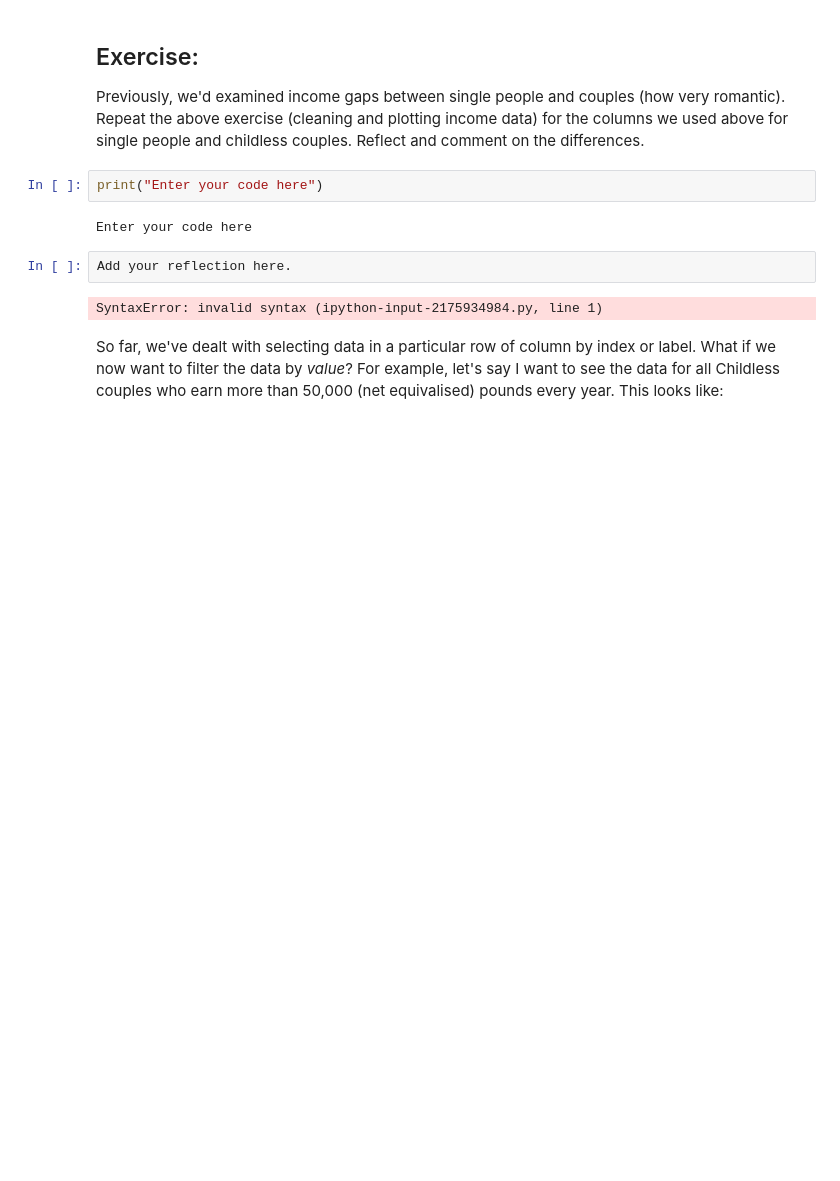
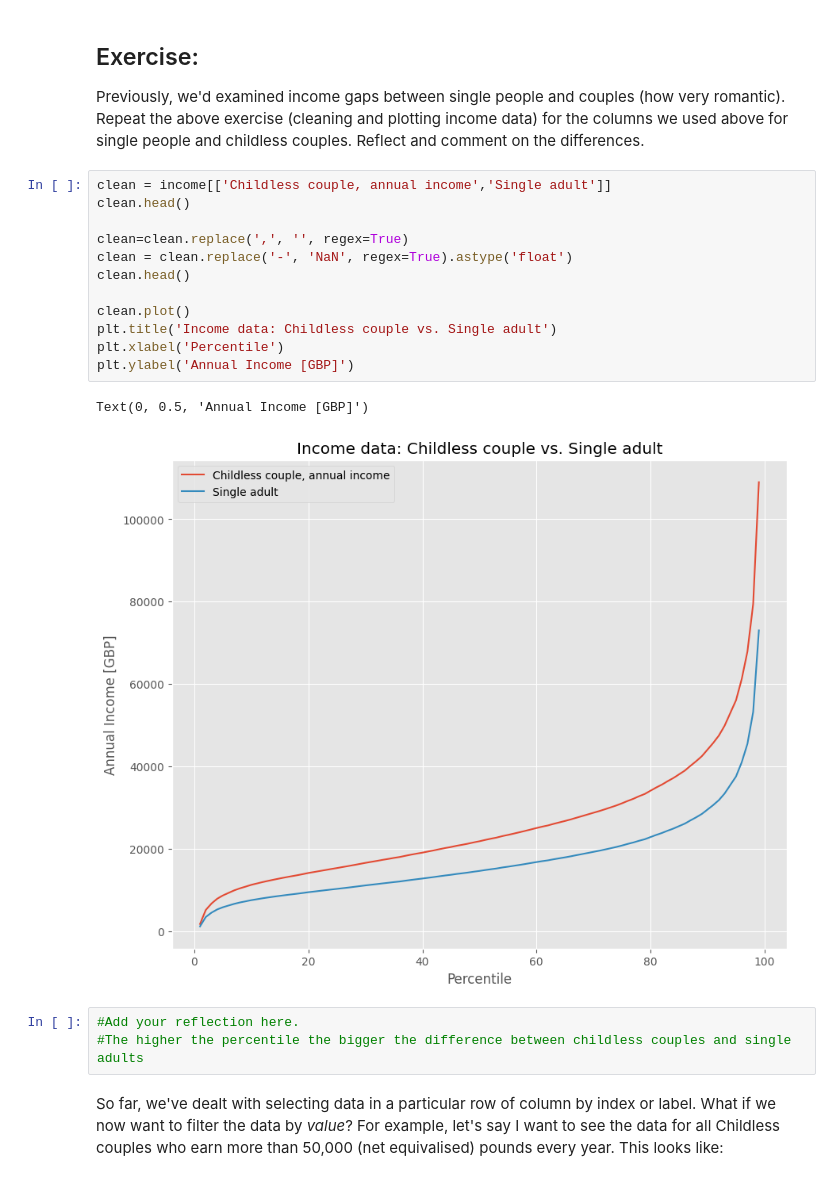
Before and after one commit to AngelaZhang111/QM2, a Jupyter notebook: W2_Working_with_Data_in_Pandas.ipynb, the cells around one changed output. Cells and saved outputs as stored; diff of their text form; blank space fills up the shorter version.

```diff
--- a/W2_Working_with_Data_in_Pandas.ipynb
+++ b/W2_Working_with_Data_in_Pandas.ipynb
@@ -308,14 +334,24 @@ Text(0, 0.5, 'Income Per Week [GBP]')
 ## Exercise:
 
 Previously, we'd examined income gaps between single people and couples (how very romantic). Repeat the above exercise (cleaning and plotting income data) for the columns we used above for single people and childless couples. Reflect and comment on the differences.
-# %%
-print("Enter your code here")
-# %% [output]
-Enter your code here
-# %%
-Add your reflection here.
-# %% [output]
-SyntaxError: invalid syntax (ipython-input-2175934984.py, line 1)
+# %%
+clean = income[['Childless couple, annual income','Single adult']]
+clean.head()
+
+clean=clean.replace(',', '', regex=True)
+clean = clean.replace('-', 'NaN', regex=True).astype('float')
+clean.head()
+
+clean.plot()
+plt.title('Income data: Childless couple vs. Single adult')
+plt.xlabel('Percentile')
+plt.ylabel('Annual Income [GBP]')
+# %% [output]
+Text(0, 0.5, 'Annual Income [GBP]')
+[figure, added]
+# %%
+#Add your reflection here.
+#The higher the percentile the bigger the difference between childless couples and single adults
 # %% [markdown]
 So far, we've dealt with selecting data in a particular row of column by index or label. What if we now want to filter the data by *value*? For example, let's say I want to see the data for all Childless couples who earn more than 50,000 (net equivalised) pounds every year. This looks like:
 # %%
```
Also changed, not shown: parts of 12 cells of this notebook.
